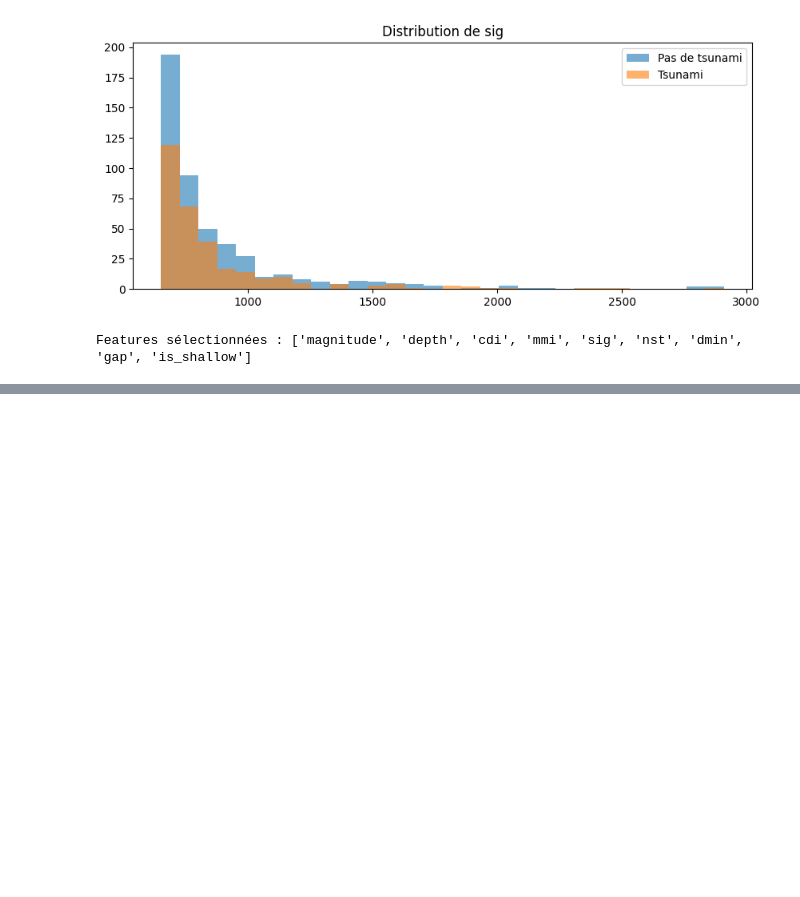
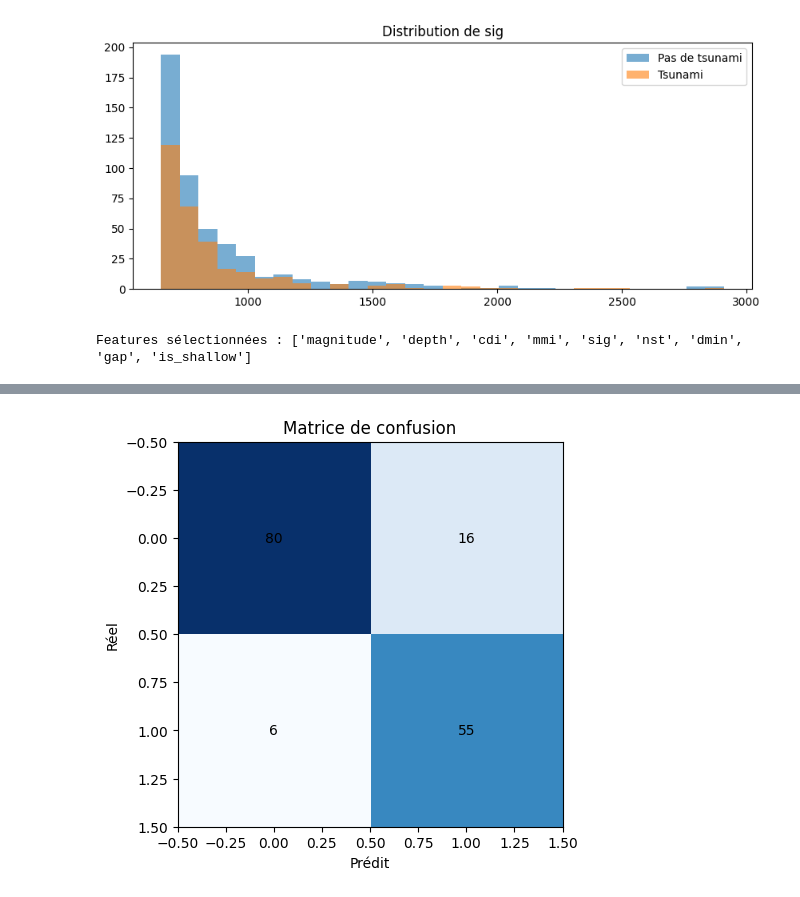
Before and after one commit to ayoub1999hannachi/earthquake-tsunami, a Jupyter notebook: notebooks/earthquake-tsunami.ipynb, the cells around one changed output, grey strips where cells are left out. Saved outputs shown, nothing was run; the diff lists cells and outputs as text; code cells hidden in the pictures; blank space fills up the shorter version.

```diff
--- a/notebooks/earthquake-tsunami.ipynb
+++ b/notebooks/earthquake-tsunami.ipynb
@@ -182,3 +182,24 @@ features = [f for f in features if f in df.columns]
 print('Features sélectionnées :', features)
 # %% [output]
 Features sélectionnées : ['magnitude', 'depth', 'cdi', 'mmi', 'sig', 'nst', 'dmin', 'gap', 'is_shallow']
+# %%
+model_df = df[features + [TARGET]].dropna()
+X = model_df[features].copy()
+y = model_df[TARGET].copy()
+
+X_train, X_test, y_train, y_test = train_test_split(X, y, test_size=0.2, random_state=42, stratify=y)
+
+scaler = StandardScaler()
+X_train_scaled = scaler.fit_transform(X_train)
+X_test_scaled = scaler.transform(X_test)
+# %%
+rf = RandomForestClassifier(n_estimators=200, max_depth=8, random_state=42, class_weight='balanced')
+rf.fit(X_train_scaled, y_train)
+
+y_pred = rf.predict(X_test_scaled)
+y_proba = rf.predict_proba(X_test_scaled)[:,1]
+
+print("Rapport de classification :")
+print(classification_report(y_test, y_pred))
+print("Accuracy :", accuracy_score(y_test, y_pred))
+print("ROC AUC :", roc_auc_score(y_test, y_proba))
@@ -184,0 +219,11 @@ Features sélectionnées : ['magnitude', 'depth', 'cdi', 'mmi', 'sig', 'nst', 'd
+# %%
+cm = confusion_matrix(y_test, y_pred)
+fig = plt.figure(figsize=(6,5))
+plt.imshow(cm, cmap='Blues')
+plt.title('Matrice de confusion')
+plt.xlabel('Prédit')
+plt.ylabel('Réel')
+for (i, j), val in np.ndenumerate(cm):
+    plt.text(j, i, int(val), ha='center', va='center')
+# %% [output]
+[figure, added]
```
Also changed, not shown: parts of 2 cells of this notebook.
